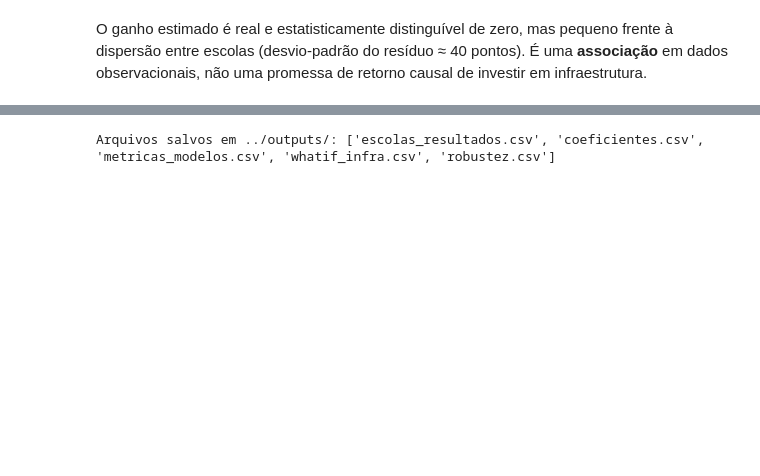
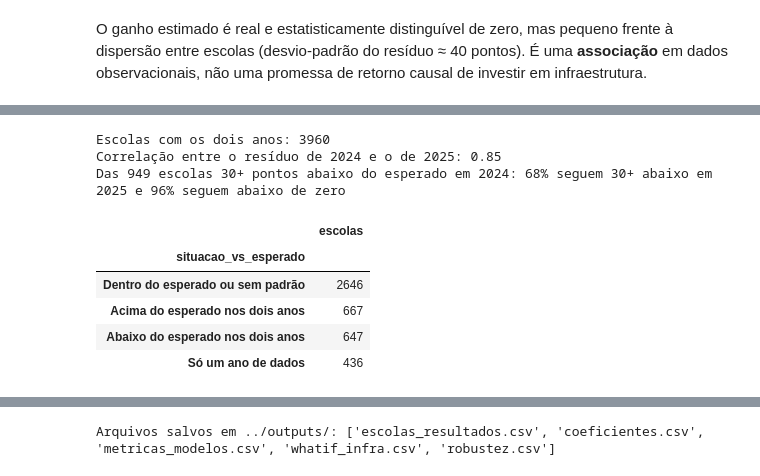
Before and after one commit to guifontoura/enem-fatores-escolas-privadas, a Jupyter notebook: notebooks/01_eda_modelagem.ipynb, the cells around one changed output, grey strips where cells are left out. Cells and saved outputs as stored; diff of their text form; code cells hidden in the pictures; blank space fills up the shorter version.

```diff
--- a/notebooks/01_eda_modelagem.ipynb
+++ b/notebooks/01_eda_modelagem.ipynb
@@ -233,0 +265,42 @@ O ganho estimado é real e estatisticamente distinguível de zero, mas pequeno f
+# %%
+LIMIAR = 30  # pontos (~0,75 desvio-padrão do resíduo)
+
+def residuo_por_ano(sub: pd.DataFrame, coluna: str) -> pd.Series:
+    """Resíduo fora da amostra (CV por município) da nota de um ano, centrado na média do ano."""
+    p = cross_val_predict(LinearRegression(), sub[FEATS], sub[coluna], groups=sub["codigo_municipio"], cv=GroupKFold(5))
+    r = sub[coluna] - p
+    return r - r.mean()
+
+dois = d[d["enem_2024"].notna()]
+d.loc[dois.index, "residuo_2024"] = residuo_por_ano(dois, "enem_2024")
+d.loc[dois.index, "residuo_2025"] = residuo_por_ano(dois, "enem_2025")
+
+corr_anos = d[["residuo_2024", "residuo_2025"]].corr().iloc[0, 1]
+abaixo24 = d[d["residuo_2024"] < -LIMIAR]
+print(f"Escolas com os dois anos: {len(dois)}")
+print(f"Correlação entre o resíduo de 2024 e o de 2025: {corr_anos:.2f}")
+print(f"Das {len(abaixo24)} escolas {LIMIAR}+ pontos abaixo do esperado em 2024: "
+      f"{(abaixo24['residuo_2025'] < -LIMIAR).mean():.0%} seguem {LIMIAR}+ abaixo em 2025 e {(abaixo24['residuo_2025'] < 0).mean():.0%} seguem abaixo de zero")
+
+def classificar(r24, r25) -> str:
+    """Rótulo de consistência entre os dois anos."""
+    if pd.isna(r24):
+        return "Só um ano de dados"
+    if r24 < -LIMIAR and r25 < -LIMIAR:
+        return "Abaixo do esperado nos dois anos"
+    if r24 > LIMIAR and r25 > LIMIAR:
+        return "Acima do esperado nos dois anos"
+    return "Dentro do esperado ou sem padrão"
+
+d["situacao_vs_esperado"] = [classificar(a, b) for a, b in zip(d["residuo_2024"], d["residuo_2025"])]
+d["situacao_vs_esperado"].value_counts().to_frame("escolas")
+# %% [output]
+Escolas com os dois anos: 3960
+Correlação entre o resíduo de 2024 e o de 2025: 0.85
+Das 949 escolas 30+ pontos abaixo do esperado em 2024: 68% seguem 30+ abaixo em 2025 e 96% seguem abaixo de zero
+|  | escolas |
+| situacao_vs_esperado |  |
+| Dentro do esperado ou sem padrão | 2646 |
+| Acima do esperado nos dois anos | 667 |
+| Abaixo do esperado nos dois anos | 647 |
+| Só um ano de dados | 436 |
```
Also changed, not shown: parts of 23 cells of this notebook, 27 other files.
